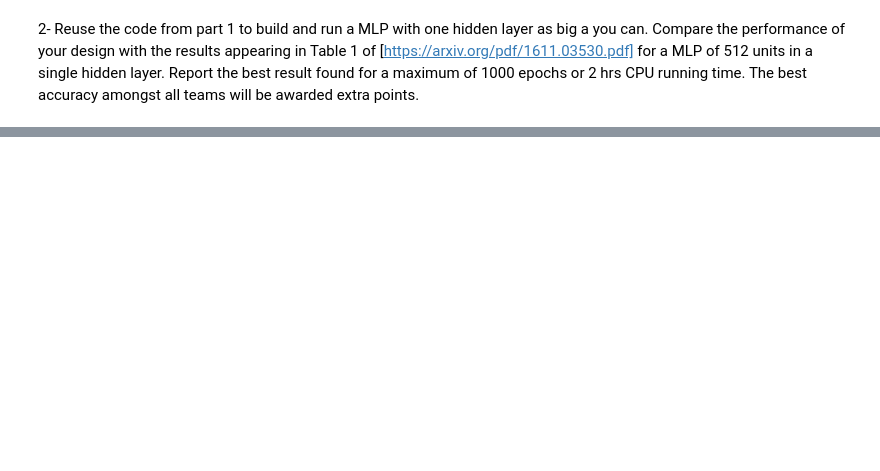
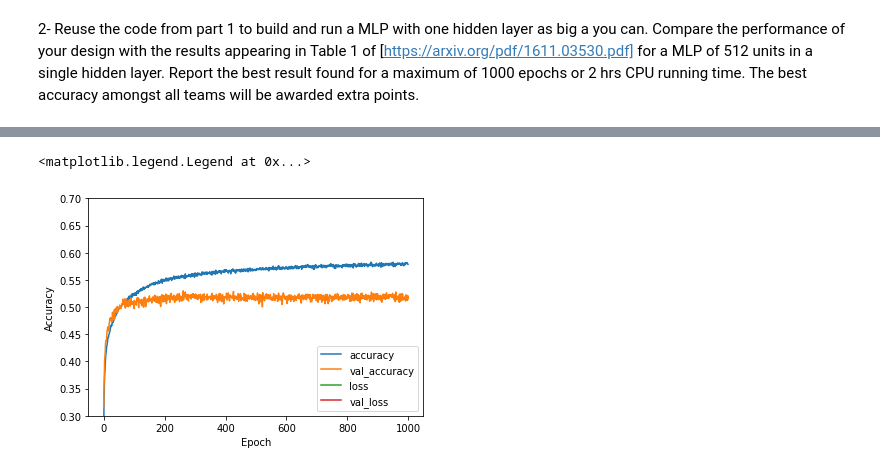
Before and after one commit to Ylja07/Cds-machine-learning, a Jupyter notebook: exercise_deep_learning_tensorflow/Week 6 Deep Learning/Perceptron.ipynb, the cells around one changed output, grey strips where cells are left out. Cells and saved outputs as stored; diff of their text form; code cells hidden in the pictures; blank space fills up the shorter version.

```diff
--- a/exercise_deep_learning_tensorflow/Week 6 Deep Learning/Perceptron.ipynb
+++ b/exercise_deep_learning_tensorflow/Week 6 Deep Learning/Perceptron.ipynb
@@ -187,0 +235,32 @@ NameError: name 'history_big' is not defined
+# %%
+# Add dropout, batchnorm?, minibatches?, regurilazation and data augment!
+# Won't add data augment because other models didn't have that as well.
+
+# callback = tf.keras.callbacks.EarlyStopping(monitor='val_loss', patience=200)
+
+model_big_overfit = models.Sequential([
+    layers.Flatten(), # Input layer doesn't count
+    layers.Dropout(0.4),
+    layers.Dense(1024, activation="relu", kernel_initializer='he_uniform'), # 1 Hidden layer
+    # layers.BatchNormalization(),
+    layers.Dense(10, activation='softmax') # end with softmax for classification also the final layer isn't part of a hidden layer
+])
+
+model_big_overfit.compile(optimizer='adam',
+              loss='sparse_categorical_crossentropy',
+              metrics=['accuracy'])
+
+history_big_overfit = model_big_overfit.fit(train_images, train_labels, batch_size=512, epochs=1000,
+                    validation_data=(test_images, test_labels))
+
+test_loss_big, test_acc_big = model_big_overfit.evaluate(test_images, test_labels)
+
+plt.plot(history_big_overfit.history['accuracy'], label='accuracy')
+plt.plot(history_big_overfit.history['val_accuracy'], label = 'val_accuracy')
+plt.plot(history_big_overfit.history['loss'], label='loss')
+plt.plot(history_big_overfit.history['val_loss'], label = 'val_loss')
+plt.xlabel('Epoch')
+plt.ylabel('Accuracy')
+plt.ylim([0.3, 0.7])
+plt.legend(loc='lower right')
+# %% [output]
@@ -187,0 +284,2 @@ NameError: name 'history_big' is not defined
+<matplotlib.legend.Legend at 0x...>
+[figure, added]
```
Also changed, not shown: parts of 11 cells of this notebook.
